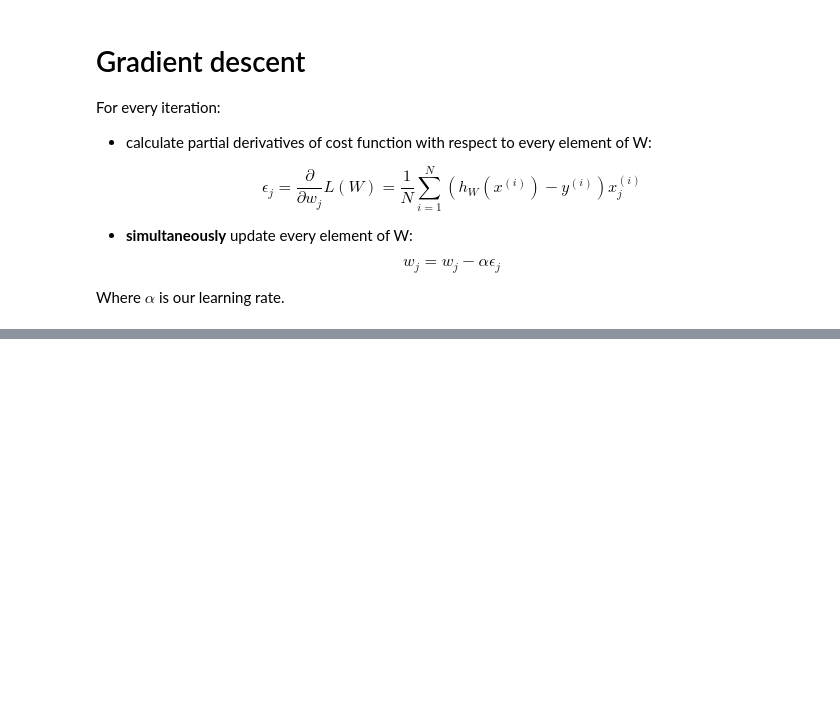
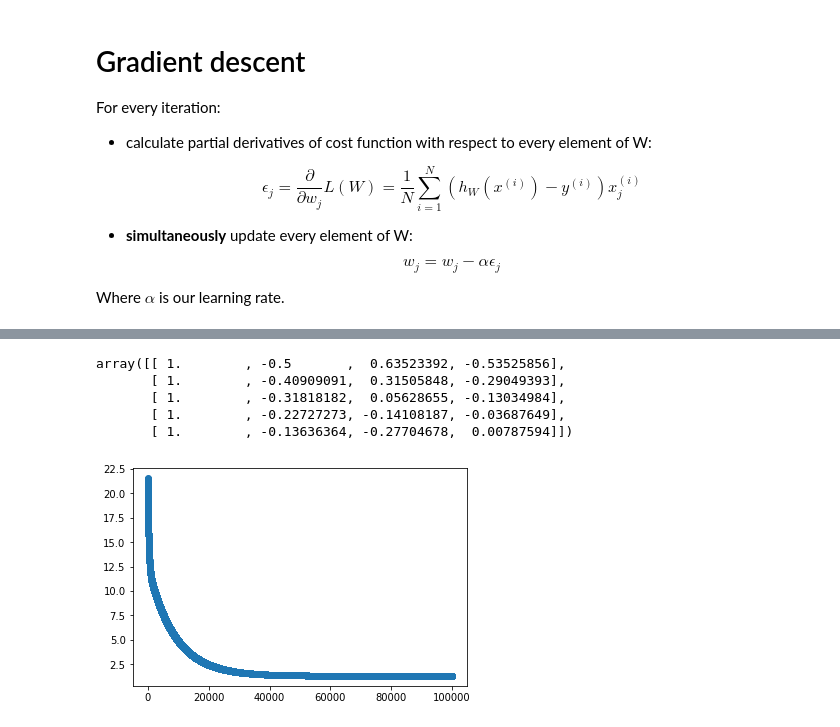
Before and after one commit to aghbit/BIT_AI, a Jupyter notebook: 2017_10_30_lab2/multivariate_regression.ipynb, the cells around one changed output, grey strips where cells are left out. Cells and saved outputs as stored; diff of their text form; code cells hidden in the pictures; blank space fills up the shorter version.

```diff
--- a/2017_10_30_lab2/multivariate_regression.ipynb
+++ b/2017_10_30_lab2/multivariate_regression.ipynb
@@ -89,0 +120,4 @@ gradient_step = solutions.gradient_step
+# %%
+def to_poly_features(X, proposed_degree):
+    # notice that x ** 0 = 1, so bias feature is already added here
+    return np.array([[x ** n for n in range(proposed_degree)] for x in X])
@@ -89,0 +153,26 @@ gradient_step = solutions.gradient_step
+# %%
+mean_normalization = solutions.mean_normalization
+# %%
+features = mean_normalization(features)
+features[0:5]
+# %% [output]
+array([[ 1.        , -0.5       ,  0.63523392, -0.53525856],
+       [ 1.        , -0.40909091,  0.31505848, -0.29049393],
+       [ 1.        , -0.31818182,  0.05628655, -0.13034984],
+       [ 1.        , -0.22727273, -0.14108187, -0.03687649],
+       [ 1.        , -0.13636364, -0.27704678,  0.00787594]])
+# %%
+W = np.random.rand(proposed_degree)
+costs = []
+steps = 100000
+
+for i in range(steps):
+    W = gradient_step(W, features, targets, 0.1)
+    costs.append(cost(W, features, targets))
+
+# it is always a good idea to plot the cost function to see how learning goes
+step_nums = [i for i in range(steps)]
+plt.scatter(x=step_nums, y=costs)
+plt.show()
+# %% [output]
+[figure, added]
```
Also changed, not shown: parts of 13 cells of this notebook, 1 other file.
